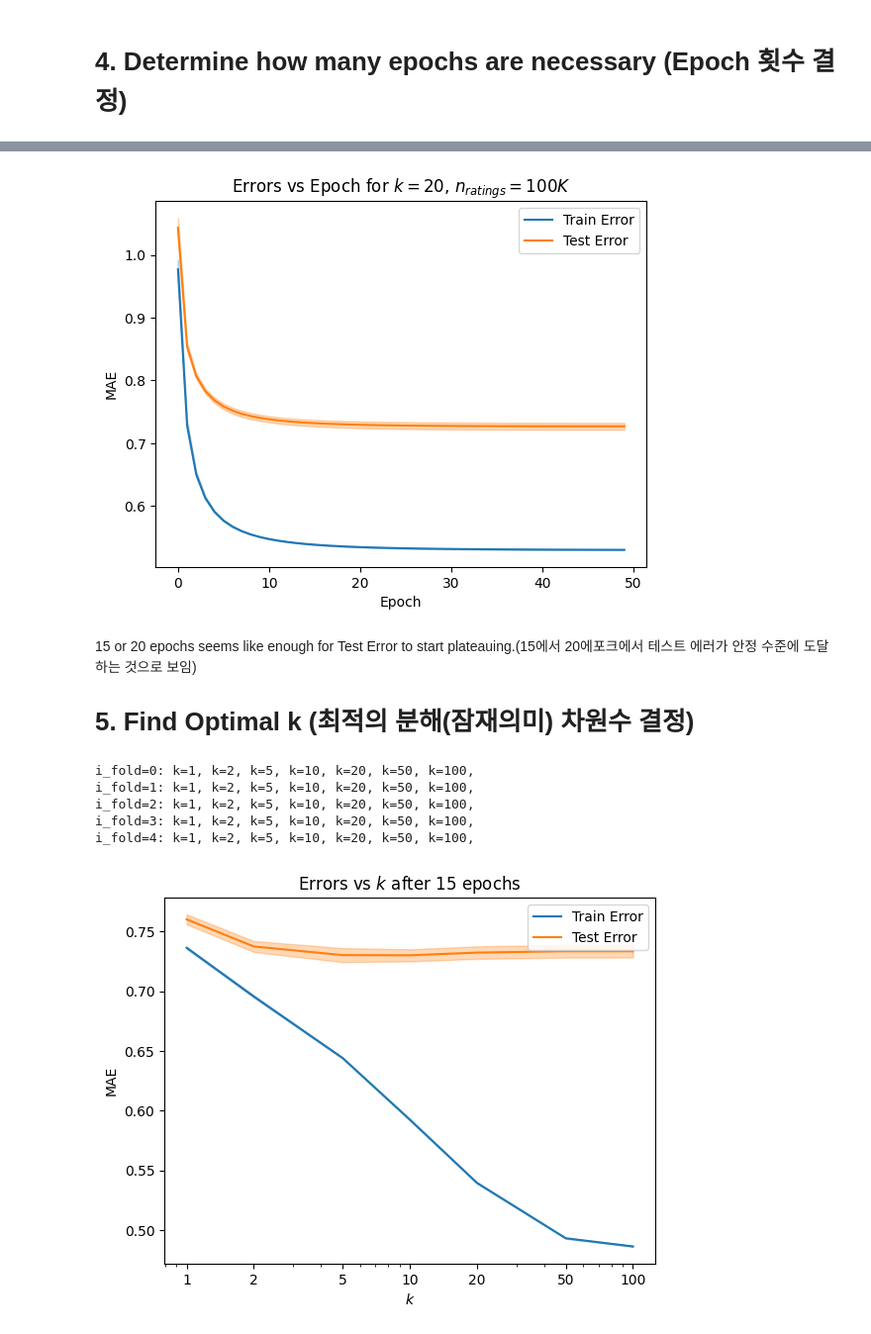
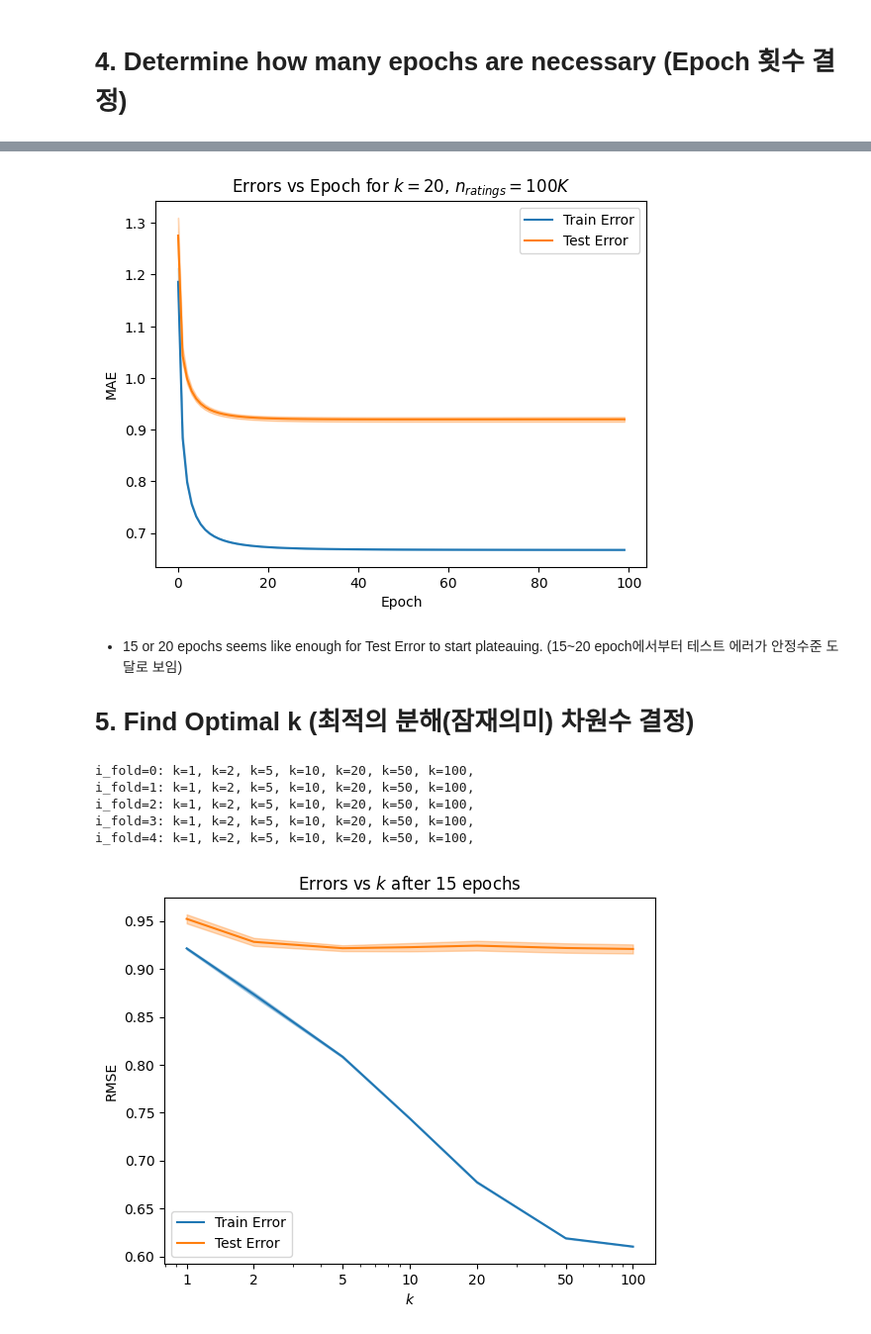
Before and after one commit to CP2J/cp2j, a Jupyter notebook: MF_by_ALS.ipynb, the cells around one changed output, grey strips where cells are left out. Shown at 99% size. Drawn from its saved outputs; the diff is of its cells as text; code cells hidden in the pictures.

Commit message:
test RMSE: 0.9157663608904475

```diff
--- a/MF_by_ALS.ipynb
+++ b/MF_by_ALS.ipynb
@@ -182,12 +183,14 @@ class ALSRecommender():
         self.I = None
         self.initialized = False
 
-    def _calc_train_error(self, U, I, R, R_selector=None, error_metric='mae'):
+    def _calc_train_error(self, U, I, R, R_selector=None, error_metric='rmse'): # 원 코드는 mae
         if R_selector is None: # 이게 뭐지? 실제 평점?
             R_selector = (R>0)
-        R_hat = np.dot(U.T, I) # 예측평점행렬을 구할 때 note에선 U*I.T 했는데, 여기선 U.T*I
-        if error_metric == 'mae':
-            error = np.sum( R_selector * np.abs(R_hat - R) ) / np.sum(R_selector)
+        R_hat = np.dot(U.T, I) # 예측평점행렬(R_hat)을 구할 때 note에선 U*I.T 했는데, 여기선 U.T*I
+        if error_metric == 'rmse':
+            error = np.sqrt( np.sum( R_selector * (R_hat - R)**2 ) / np.sum(R_selector) )
+        # if error_metric == 'mae':
+        #     error = np.sum( R_selector * np.abs(R_hat - R) ) / np.sum(R_selector)
         else:
             raise ValueError("{} is an unsupprted error metric".format(metric))
         return error
@@ -277,7 +280,7 @@ class ALSRecommender():
                 # $q_i = (P^TP +\lambda I)^{-1}P^Tr_i$
                 self.I[:, j] = np.linalg.solve(Aj, Vj)
 
-            error = self._calc_train_error(self.U, self.I, self.R) #MAE
+            error = self._calc_train_error(self.U, self.I, self.R) # RMSE, 원 코드는 MAE
             self.train_errors.append(error)
             if self.verbose: # 함수 인자로 verbose가 있으면 함수 수행시 발생하는 상세한 정보들을 표준 출력으로 자세히 내보낼 것인가를 나타냄
                 print("[Epoch {}/{}] train error: {}".format(self.epoch, self.max_epochs, error))
@@ -337,7 +340,7 @@ class ALSRecommender():
 # %%
 %%time
 n_splits = 5
-max_epochs = 50
+max_epochs = 100
 kf = KFold(n_splits=n_splits, random_state=0, shuffle=True) # KNN에서는 stratified 썼었음.
 train_errs = np.zeros((n_splits, max_epochs))               # 초기화
 test_errs = np.zeros((n_splits, max_epochs))
@@ -349,8 +352,8 @@ for i_fold, (train_inds, test_inds) in enumerate(kf.split(ratings_df)):
     for i_epoch in range(max_epochs):
         rec.fit(train_df, n_epochs=1)
         preds = rec.predict(test_df[['userId', 'movieId']])
-        test_err = mean_absolute_error(preds, test_df['rating'])                     # 예측값과 true값의 MAE
-        print("[Epoch {}/{}] test MAE: {}".format(i_epoch, max_epochs, test_err))
+        test_err = np.sqrt( mean_squared_error(preds, test_df['rating']) )            # 예측값과 true값의 RMSE
+        print("[Epoch {}/{}] test RMSE: {}".format(i_epoch, max_epochs, test_err))
         test_errs[i_fold, i_epoch] = test_err
     train_errs[i_fold, :] = np.array(rec.train_errors)       # train_errs는 중요하지 않은가보다.
 
@@ -382,9 +394,9 @@ plt.ylabel('MAE')
 plt.title(r'Errors vs Epoch for $k=20$, $n_{ratings}=100K$')
 plt.show()
 # %% [output]
-[figure, old version]
+[figure, new version]
 # %% [markdown]
-15 or 20 epochs seems like enough for Test Error to start plateauing.(15에서 20에포크에서 테스트 에러가 안정 수준에 도달하는 것으로 보임)
+* 15 or 20 epochs seems like enough for Test Error to start plateauing.  (15~20 epoch에서부터 테스트 에러가 안정수준 도달로 보임)
 
 # 5. Find Optimal  k (최적의 분해(잠재의미) 차원수 결정)
 # %%
@@ -407,7 +419,7 @@ for i_fold, (train_inds, test_inds) in enumerate(kf.split(small_df)):
         rec = ALSRecommender(k=k, baseline_algo=baseline_algo, verbose=False, max_epochs=max_epochs)
         rec.fit(train_df)
         preds = rec.predict(test_df[['userId', 'movieId']])
-        test_err = mean_absolute_error(preds, test_df['rating'])
+        test_err = np.sqrt( mean_squared_error(preds, test_df['rating']) )
         test_errs[i_fold, i_k] = test_err
         train_errs[i_fold, i_k] = rec.train_errors[-1]
     print()
@@ -420,18 +432,18 @@ i_fold=4: k=1, k=2, k=5, k=10, k=20, k=50, k=100,
 # %%
 # k변화에 따른 학습셋과 테스트셋의 에러 평균, 표준편차(그래프 음영)를 그래프로 확인
 train_avg, train_std = train_errs.mean(axis=0), train_errs.std(axis=0)
 test_avg, test_std = test_errs.mean(axis=0), test_errs.std(axis=0)
 l, = plt.semilogx(k_list, train_avg, label='Train Error')
 plt.fill_between(k_list, train_avg-train_std, train_avg+train_std,
                  color=l.get_color(), alpha=0.3)
 l, = plt.semilogx(k_list, test_avg, label='Test Error')
 plt.fill_between(k_list, test_avg-test_std, test_avg+test_std,
                  color=l.get_color(), alpha=0.3)
 plt.xticks(k_list, k_list)
 plt.legend()
 plt.xlabel(r'$k$')
-plt.ylabel('MAE')
+plt.ylabel('RMSE')
 plt.title(r'Errors vs $k$ after {} epochs'.format(max_epochs))
 plt.show()
 # %% [output]
-[figure, old version]
+[figure, new version]
```
Also changed, not shown: parts of 5 cells of this notebook.
